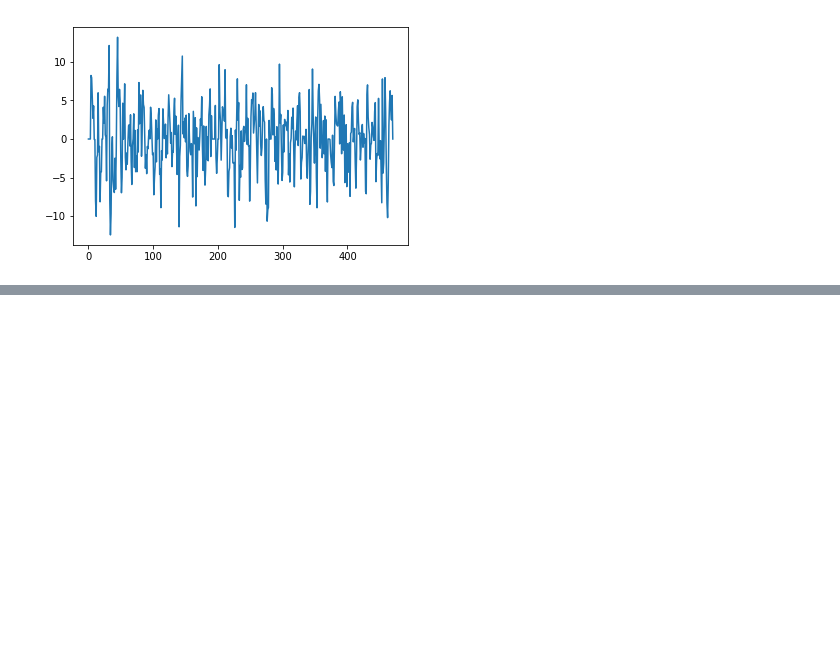
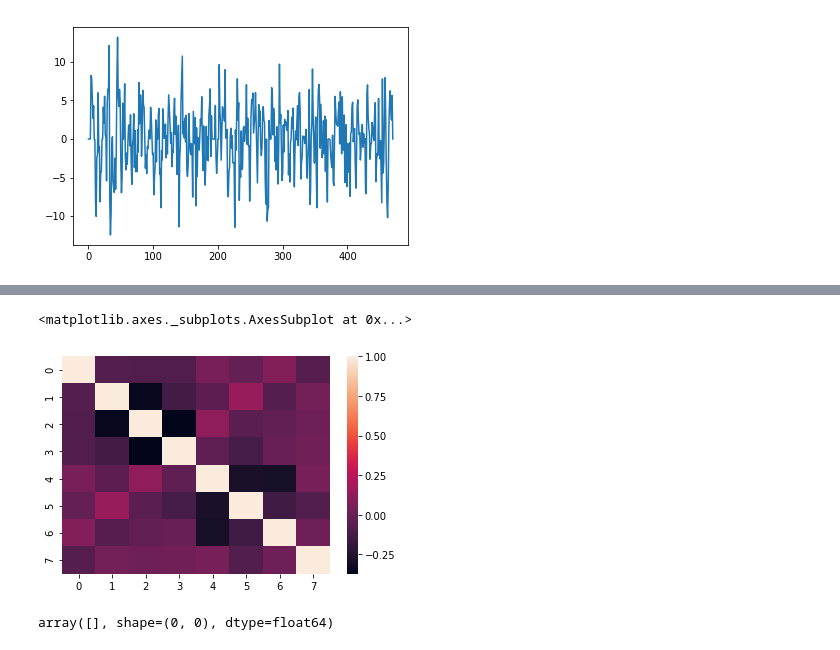
Before and after one commit to jdkent/BetaSeriesRealDataAnalysis, a Jupyter notebook: PPITest/ppi_test.ipynb, the cells around one changed output, grey strips where cells are left out. Cells and saved outputs as stored; diff of their text form; code cells hidden in the pictures; blank space fills up the shorter version.

```diff
--- a/PPITest/ppi_test.ipynb
+++ b/PPITest/ppi_test.ipynb
@@ -339,0 +530,9 @@ plt.plot(ppi_single)
+# %%
+sns.heatmap(np.corrcoef(ppi_design.iloc[:,:-1].T))
+# %% [output]
+<matplotlib.axes._subplots.AxesSubplot at 0x...>
+[figure, added]
+# %%
+np.corrcoef(ppi_design[:])
+# %% [output]
+array([], shape=(0, 0), dtype=float64)
```
Also changed, not shown: parts of 42 cells of this notebook, 2 other files.
